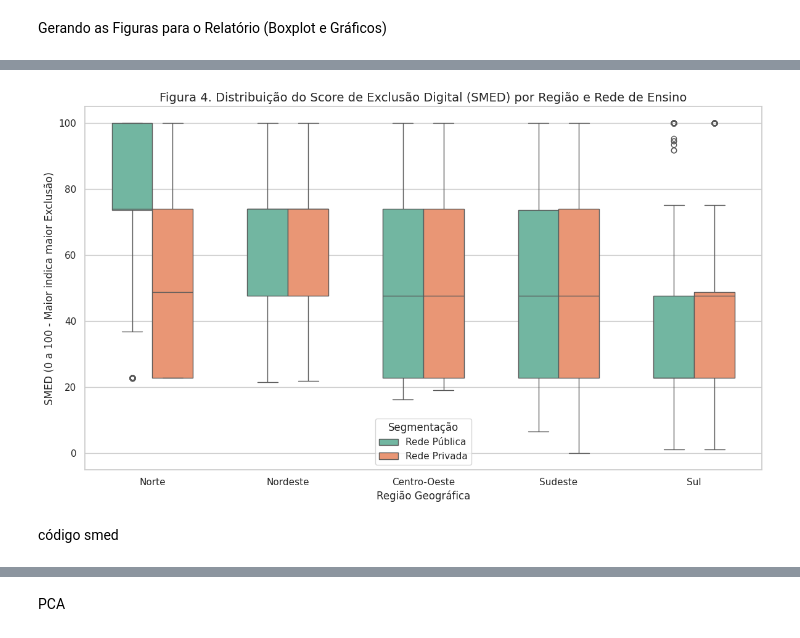
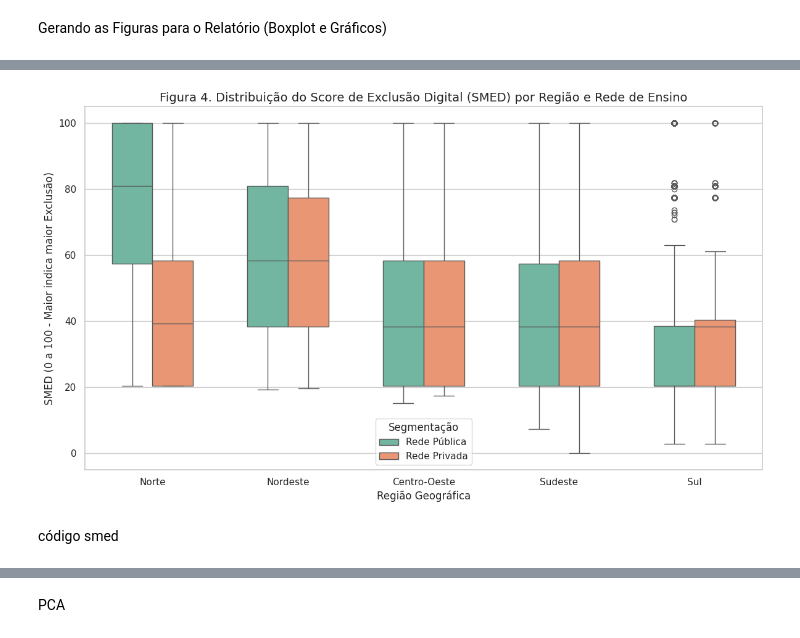
Before and after one commit to thalias-silva/education-digital-inequality-analysis, a Jupyter notebook: notebooks/02_analise_exclusao.ipynb, the cells around one changed output, grey strips where cells are left out. Drawn from its saved outputs; the diff is of its cells as text; code cells hidden in the pictures.

```diff
--- a/notebooks/02_analise_exclusao.ipynb
+++ b/notebooks/02_analise_exclusao.ipynb
@@ -157,6 +192,8 @@ df = con.execute("""
         NO_MUNICIPIO,
         SG_UF,
         NO_REGIAO,
+        NO_DISTRITO,
+
         dependencia_adm,
         IN_INTERNET_ALUNOS,
         IN_INTERNET_APRENDIZAGEM,     -- Adicionado
@@ -376,7 +413,9 @@ else:
         'IN_INTERNET_ALUNOS',
         'IN_INTERNET_APRENDIZAGEM',
         'IN_LABORATORIO_INFORMATICA',
+        'IN_DISPOSITIVO_TECNOLOGICO_ALUNO',
         'densidade_tecnologica_por_turno'
+        'proporcao_docentes_especialista_tic'
     ]
 
     # Garante o foco no público-alvo e remove registros com nulos nas colunas do PCA
@@ -709,36 +748,37 @@ plt.show()
 plt.figure(figsize=(12, 7))
 
 # Criamos uma cópia para o gráfico com nomes limpos
 df_plot_regional = df_modelagem.copy()
 df_plot_regional['Rede de Ensino'] = df_plot_regional['is_publica'].map({1: 'Rede Pública', 0: 'Rede Privada'})
 
 # Ordenando as regiões para o gráfico ficar elegante (Norte/Nordeste primeiro)
 ordem_regioes = ['Norte', 'Nordeste', 'Centro-Oeste', 'Sudeste', 'Sul']
 
 # Criando o Boxplot Composto
 sns.boxplot(
     x='NO_REGIAO',
     y='SMED',
     hue='Rede de Ensino',
     data=df_plot_regional,
     order=ordem_regioes,
     palette='Set2',
     width=0.6
 )
 
 plt.title("Figura 4. Distribuição do Score de Exclusão Digital (SMED) por Região e Rede de Ensino")
 plt.xlabel("Região Geográfica")
 plt.ylabel("SMED (0 a 100 - Maior indica maior Exclusão)")
 plt.legend(title="Segmentação")
 plt.tight_layout()
 
 # Salva a imagem na tua pasta
+plt.tight_layout()
 plt.savefig("figura_4_boxplot_regional.png", dpi=300)
 plt.show()
 # %% [output]
-[figure, old version]
+[figure, new version]
-# %% [markdown]
-código smed
+# %% [markdown]
+código smed
 # %%
 import pandas as pd
 import numpy as np
```
Also changed, not shown: parts of 18 cells of this notebook, 2 other files.
